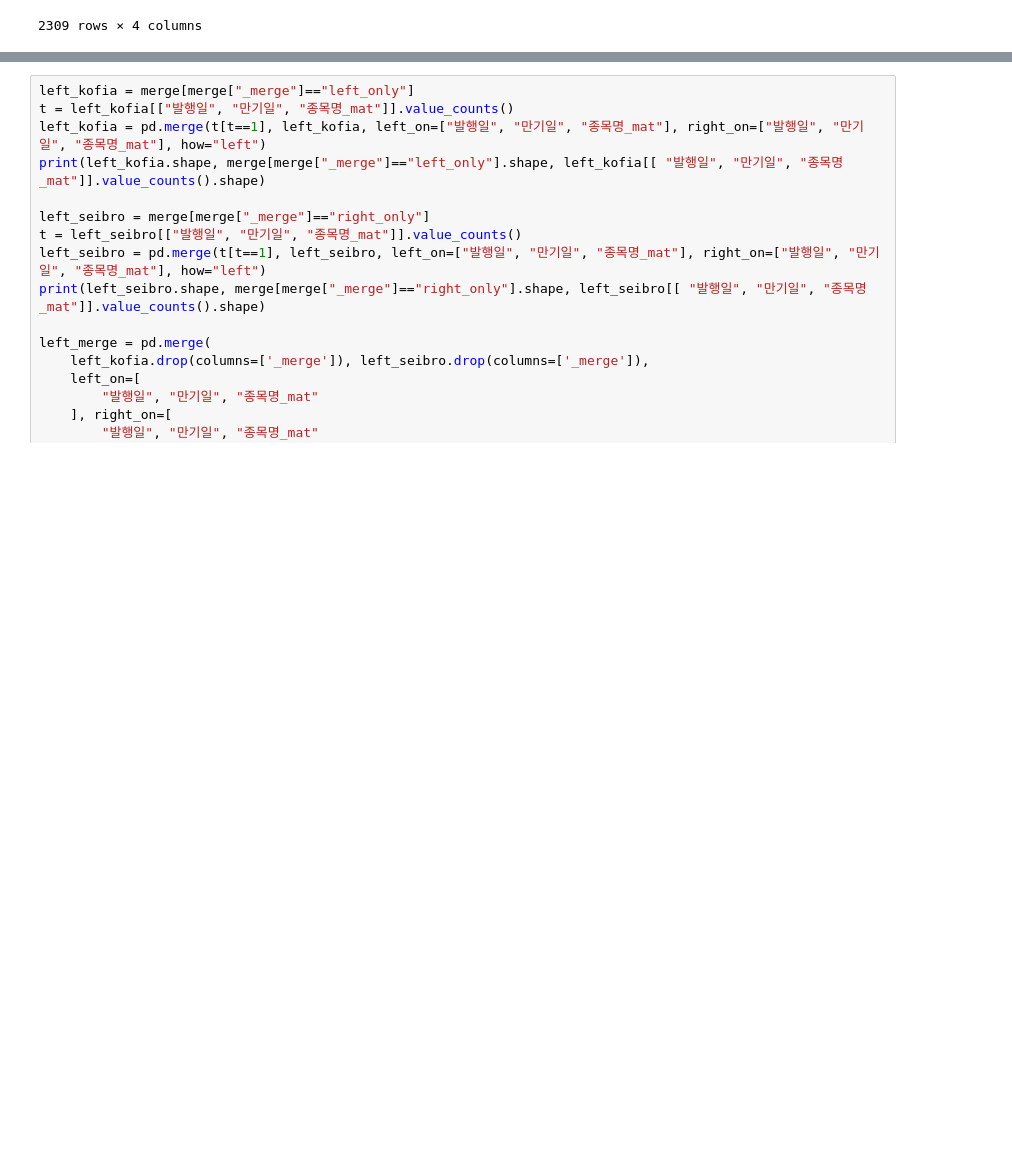
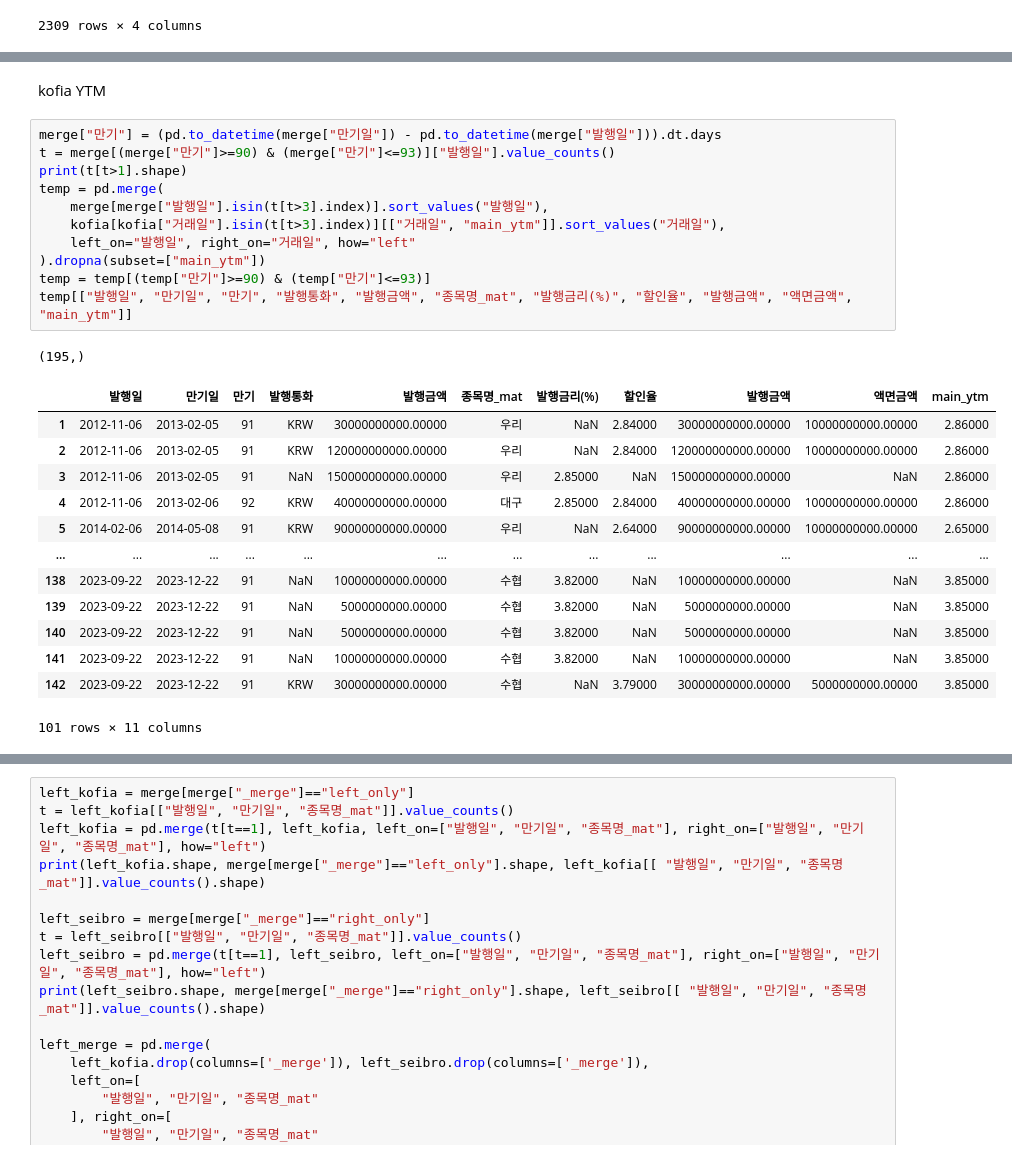
Before and after one commit to lazybuttrying/kofia-bond, a Jupyter notebook: CD/coverage.ipynb, the cells around one changed output, grey strips where cells are left out. Cells and saved outputs as stored; diff of their text form; blank space fills up the shorter version.

```diff
--- a/CD/coverage.ipynb
+++ b/CD/coverage.ipynb
@@ -532,0 +547,28 @@ merge[merge["_merge"]=="both"][["발행금리(%)", "할인율", "발행금액",
+# %% [markdown]
+kofia YTM
+# %%
+merge["만기"] = (pd.to_datetime(merge["만기일"]) - pd.to_datetime(merge["발행일"])).dt.days
+t = merge[(merge["만기"]>=90) & (merge["만기"]<=93)]["발행일"].value_counts()
+print(t[t>1].shape)
+temp = pd.merge(
+    merge[merge["발행일"].isin(t[t>3].index)].sort_values("발행일"),
+    kofia[kofia["거래일"].isin(t[t>3].index)][["거래일", "main_ytm"]].sort_values("거래일"),
+    left_on="발행일", right_on="거래일", how="left"
+).dropna(subset=["main_ytm"])
+temp = temp[(temp["만기"]>=90) & (temp["만기"]<=93)]
+temp[["발행일", "만기일", "만기", "발행통화", "발행금액", "종목명_mat", "발행금리(%)", "할인율", "발행금액", "액면금액", "main_ytm"]]
+# %% [output]
+(195,)
+|  | 발행일 | 만기일 | 만기 | 발행통화 | 발행금액 | 종목명_mat | 발행금리(%) | 할인율 | 발행금액 | 액면금액 | main_ytm |
+| 1 | 2012-11-06 | 2013-02-05 | 91 | KRW | 30000000000.00000 | 우리 | NaN | 2.84000 | 30000000000.00000 | 10000000000.00000 | 2.86000 |
+| 2 | 2012-11-06 | 2013-02-05 | 91 | KRW | 120000000000.00000 | 우리 | NaN | 2.84000 | 120000000000.00000 | 10000000000.00000 | 2.86000 |
+| 3 | 2012-11-06 | 2013-02-05 | 91 | NaN | 150000000000.00000 | 우리 | 2.85000 | NaN | 150000000000.00000 | NaN | 2.86000 |
+| 4 | 2012-11-06 | 2013-02-06 | 92 | KRW | 40000000000.00000 | 대구 | 2.85000 | 2.84000 | 40000000000.00000 | 10000000000.00000 | 2.86000 |
+| 5 | 2014-02-06 | 2014-05-08 | 91 | KRW | 90000000000.00000 | 우리 | NaN | 2.64000 | 90000000000.00000 | 10000000000.00000 | 2.65000 |
+| ... | ... | ... | ... | ... | ... | ... | ... | ... | ... | ... | ... |
+| 138 | 2023-09-22 | 2023-12-22 | 91 | NaN | 10000000000.00000 | 수협 | 3.82000 | NaN | 10000000000.00000 | NaN | 3.85000 |
+| 139 | 2023-09-22 | 2023-12-22 | 91 | NaN | 5000000000.00000 | 수협 | 3.82000 | NaN | 5000000000.00000 | NaN | 3.85000 |
+| 140 | 2023-09-22 | 2023-12-22 | 91 | NaN | 5000000000.00000 | 수협 | 3.82000 | NaN | 5000000000.00000 | NaN | 3.85000 |
+| 141 | 2023-09-22 | 2023-12-22 | 91 | NaN | 10000000000.00000 | 수협 | 3.82000 | NaN | 10000000000.00000 | NaN | 3.85000 |
+| 142 | 2023-09-22 | 2023-12-22 | 91 | KRW | 30000000000.00000 | 수협 | NaN | 3.79000 | 30000000000.00000 | 5000000000.00000 | 3.85000 |
+101 rows × 11 columns
```
Also changed, not shown: parts of 33 cells of this notebook.
